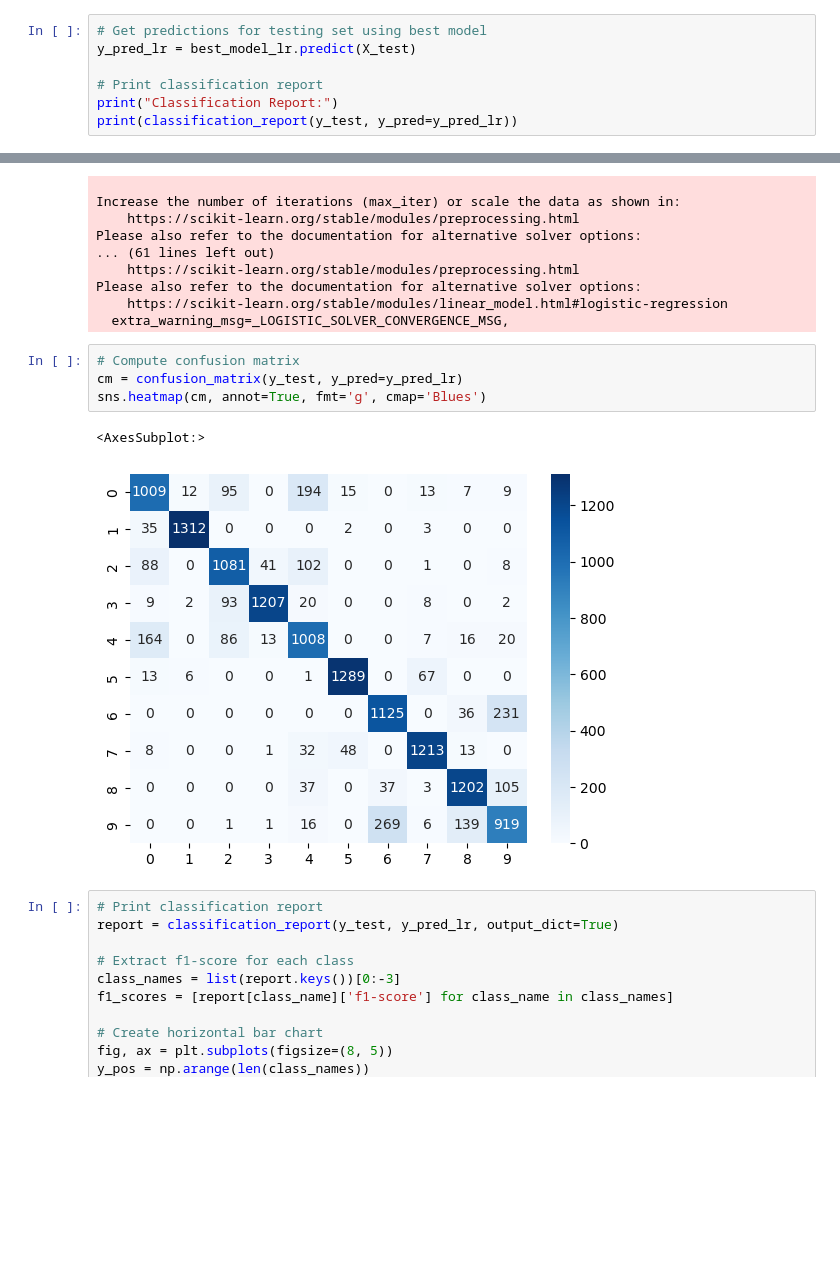
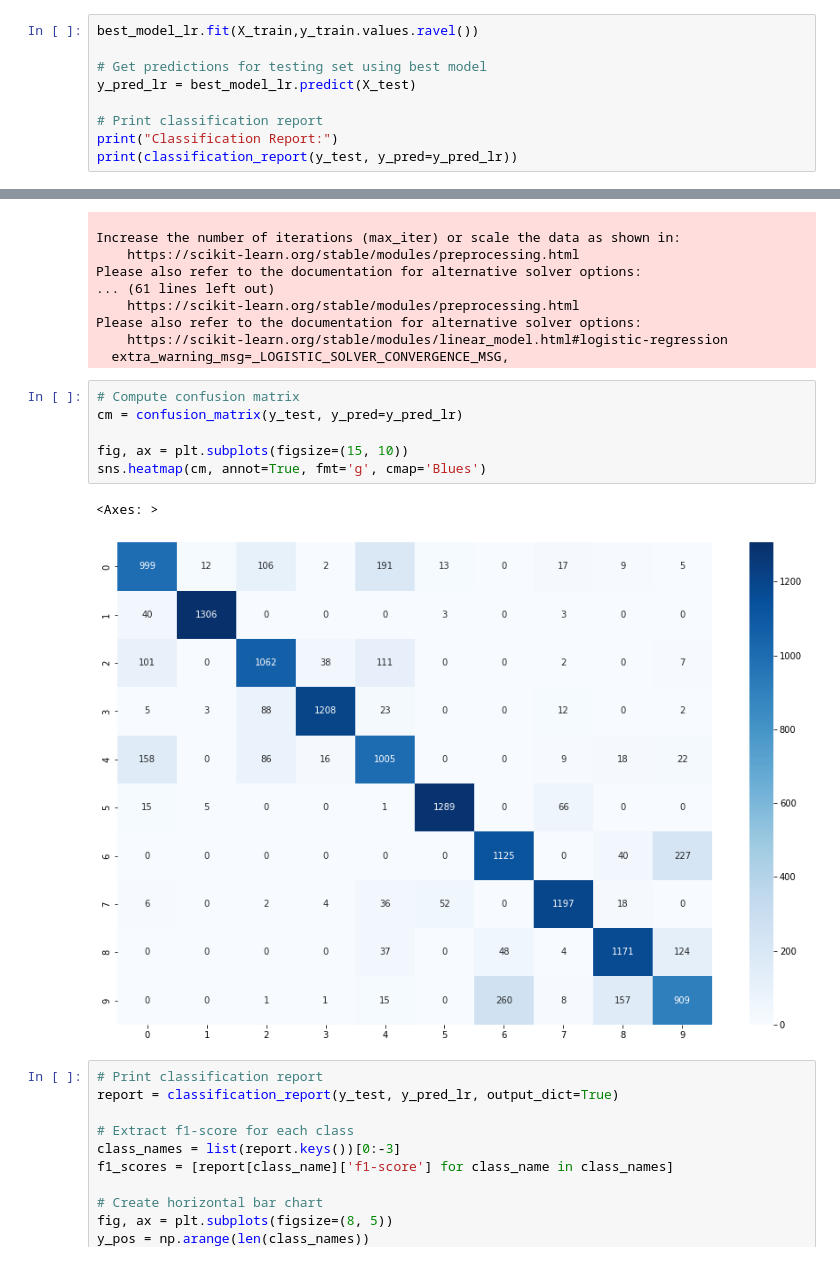
Before and after one commit to bileldhambri/DS-Project-Music-Classification, a Jupyter notebook: Final-classification.ipynb, the cells around one changed output, grey strips where cells are left out. Cells and saved outputs as stored; diff of their text form; blank space fills up the shorter version.

```diff
--- a/Final-classification.ipynb
+++ b/Final-classification.ipynb
@@ -313,6 +309,8 @@ Please also refer to the documentation for alternative solver options:
     https://scikit-learn.org/stable/modules/linear_model.html#logistic-regression
   extra_warning_msg=_LOGISTIC_SOLVER_CONVERGENCE_MSG,
 # %%
+best_model_lr.fit(X_train,y_train.values.ravel())
+
 # Get predictions for testing set using best model
 y_pred_lr = best_model_lr.predict(X_test)
 
@@ -534,10 +519,12 @@ Please also refer to the documentation for alternative solver options:
 # %%
 # Compute confusion matrix
 cm = confusion_matrix(y_test, y_pred=y_pred_lr)
+
+fig, ax = plt.subplots(figsize=(15, 10))
 sns.heatmap(cm, annot=True, fmt='g', cmap='Blues')
 # %% [output]
-<AxesSubplot:>
+<Axes: >
-[figure, old version]
+[figure, new version]
 # %%
 # Print classification report
 report = classification_report(y_test, y_pred_lr, output_dict=True)
```
Also changed, not shown: parts of 62 cells of this notebook.
